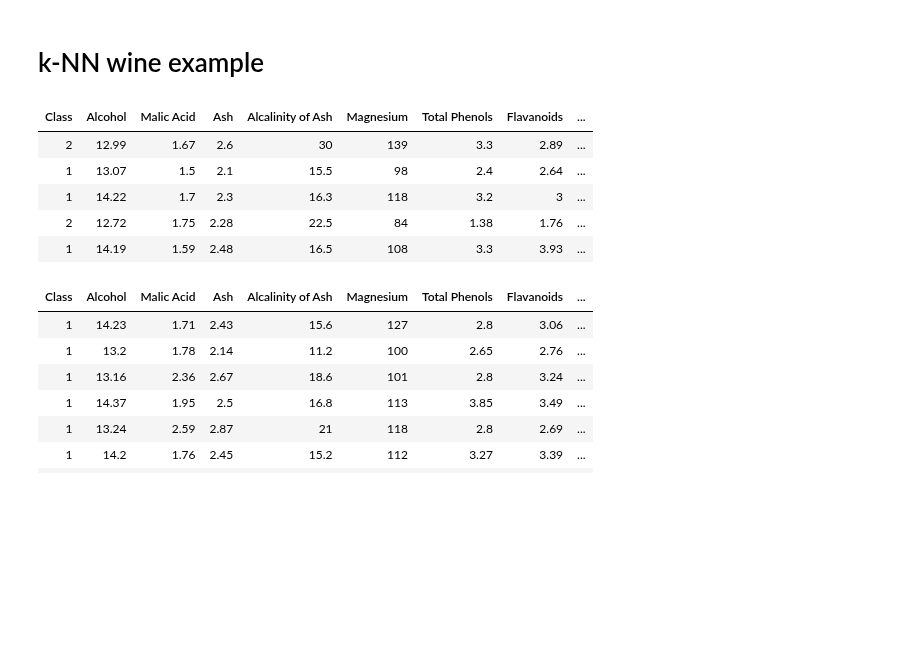
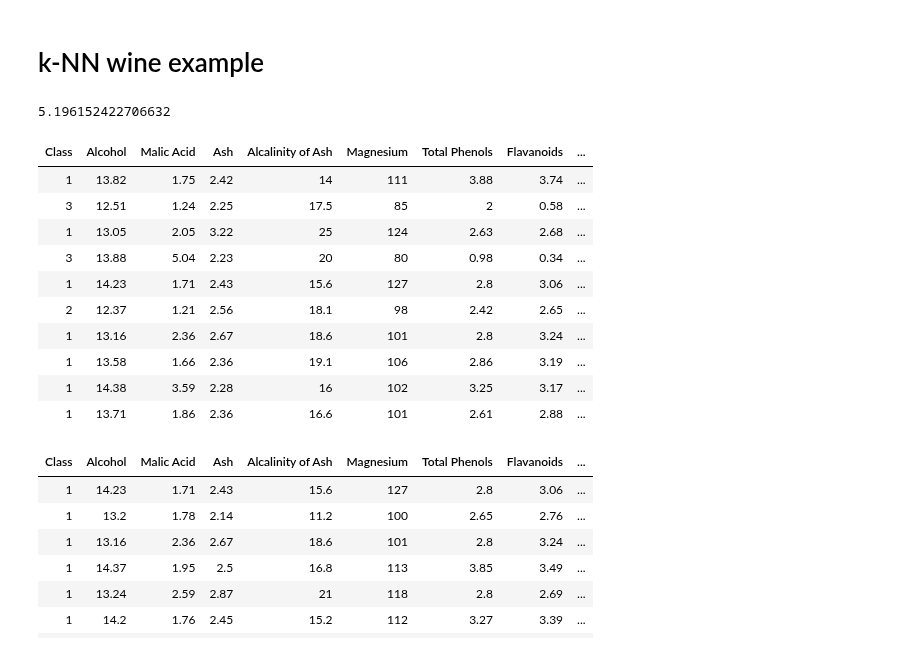
Before and after one commit to lawtonsclass/f24-code-from-class, a Jupyter notebook: data8-practice/ch17.ipynb, the cells around one changed output. Saved outputs shown, nothing was run; the diff lists cells and outputs as text; code cells hidden in the pictures; blank space fills up the shorter version.

```diff
--- a/data8-practice/ch17.ipynb
+++ b/data8-practice/ch17.ipynb
@@ -482,16 +476,25 @@ def distance(point1, point2):
     where each argument is an array
     consisting of the coordinates of the point"""
     return np.sqrt(np.sum((point1 - point2) ** 2))
+# %%
+distance(make_array(1, 2, 3), make_array(4, 5, 6))
+# %% [output]
+5.196152422706632
 # %%
 wine = Table.read_table('data/wine.csv')
-wine.sample(5)
+wine.sample(10)
 # %% [output]
 | Class | Alcohol | Malic Acid | Ash | Alcalinity of Ash | Magnesium | Total Phenols | Flavanoids | ... |
-| 2 | 12.99 | 1.67 | 2.6 | 30 | 139 | 3.3 | 2.89 | ... |
-| 1 | 13.07 | 1.5 | 2.1 | 15.5 | 98 | 2.4 | 2.64 | ... |
-| 1 | 14.22 | 1.7 | 2.3 | 16.3 | 118 | 3.2 | 3 | ... |
-| 2 | 12.72 | 1.75 | 2.28 | 22.5 | 84 | 1.38 | 1.76 | ... |
-| 1 | 14.19 | 1.59 | 2.48 | 16.5 | 108 | 3.3 | 3.93 | ... |
+| 1 | 13.82 | 1.75 | 2.42 | 14 | 111 | 3.88 | 3.74 | ... |
+| 3 | 12.51 | 1.24 | 2.25 | 17.5 | 85 | 2 | 0.58 | ... |
+| 1 | 13.05 | 2.05 | 3.22 | 25 | 124 | 2.63 | 2.68 | ... |
+| 3 | 13.88 | 5.04 | 2.23 | 20 | 80 | 0.98 | 0.34 | ... |
+| 1 | 14.23 | 1.71 | 2.43 | 15.6 | 127 | 2.8 | 3.06 | ... |
+| 2 | 12.37 | 1.21 | 2.56 | 18.1 | 98 | 2.42 | 2.65 | ... |
+| 1 | 13.16 | 2.36 | 2.67 | 18.6 | 101 | 2.8 | 3.24 | ... |
+| 1 | 13.58 | 1.66 | 2.36 | 19.1 | 106 | 2.86 | 3.19 | ... |
+| 1 | 14.38 | 3.59 | 2.28 | 16 | 102 | 3.25 | 3.17 | ... |
+| 1 | 13.71 | 1.86 | 2.36 | 16.6 | 101 | 2.61 | 2.88 | ... |
 # %%
 # we'll focus on class 1 vs. the rest
 def is_one(x):
```
Also changed, not shown: parts of 43 cells of this notebook.
